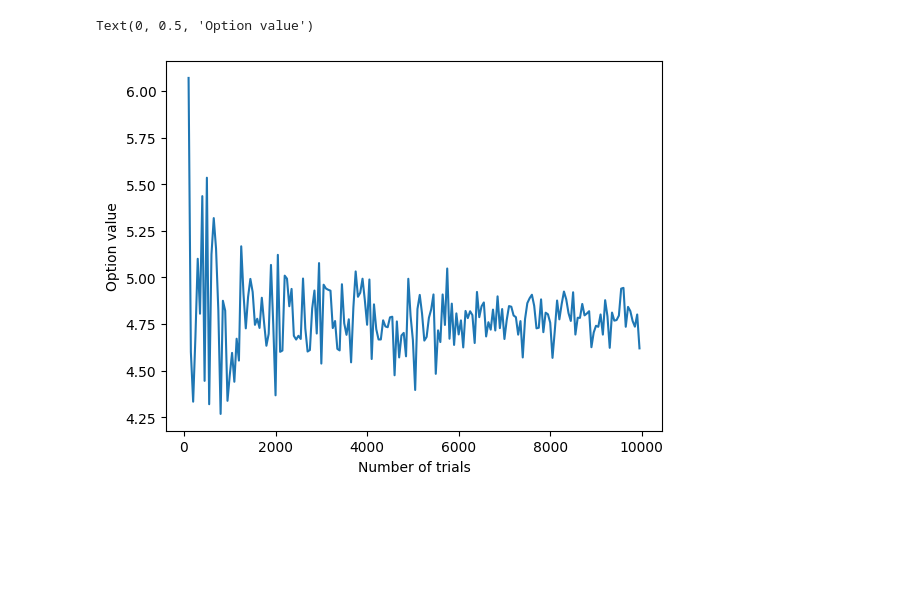
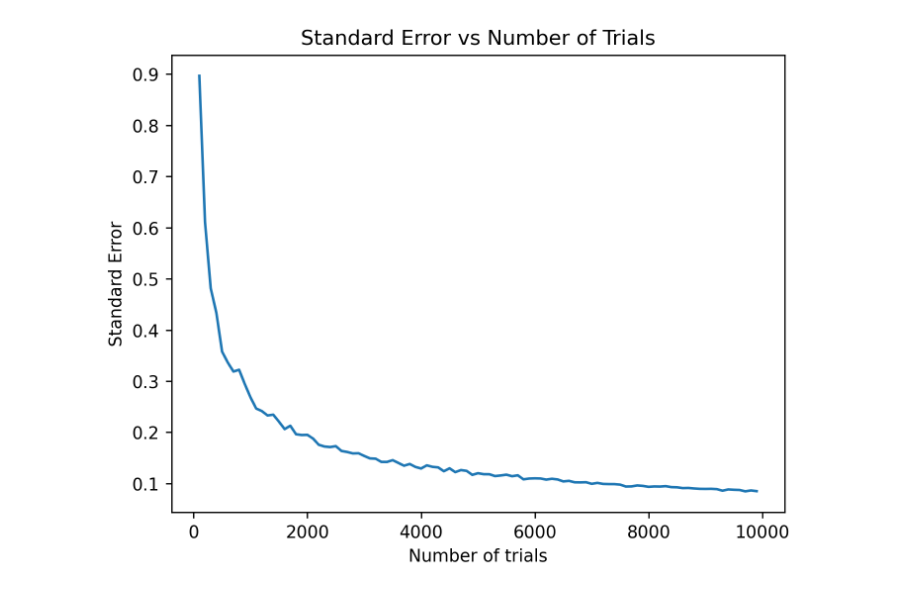
Before and after one commit to NitaiNijholt/ComputationalFinance, a Jupyter notebook: Assignments/Assignment2/Assignment2.ipynb, the cells around one changed output. Drawn from its saved outputs; the diff is of its cells as text; code cells hidden in the pictures; blank space fills up the shorter version.

```diff
--- a/Assignments/Assignment2/Assignment2.ipynb
+++ b/Assignments/Assignment2/Assignment2.ipynb
@@ -18,17 +22,32 @@ K = 99
 r = 0.06
 S0 = 100
 sigma = 0.2
-delta_t = 0.01
+delta_t = 1/252
 N = int(T/delta_t)
+# %%
+def mean_confidence_interval(data):
+        a = data.shape[0]
+        m, sd = np.mean(data), np.std(data)
+        h = 1.96*sd/np.sqrt(a)
+        return m, m - h, m + h
 # %%
-def priceOption(S0, r, delta_t, N, sigma, K, M, option_type = "call"):
-    pay_offs = []
+def priceOption(S0, r, delta_t, N, sigma, K, M, option_type):
+
+    pay_offs = np.zeros(M)
+
     for i in range(M):
         stock_price_N = (euler_Method(S0, r, delta_t, N, sigma))[-1]
         if option_type == "call":
             pay_off  = max(stock_price_N - K, 0)
         else:
             pay_off = max(K - stock_price_N, 0)
-        pay_offs.append(pay_off)
+
+        pay_offs[i] = pay_off
+
+    _, ml, mu = mean_confidence_interval(pay_offs * np.exp(-r*T))
+
     price_option = np.exp(-r*T) * np.mean(pay_offs)
-    return price_option
+
+    std_error = np.std(pay_offs) / np.sqrt(M)
+
+    return price_option, std_error, ml, mu
@@ -35,7 +63,13 @@ def priceOption(S0, r, delta_t, N, sigma, K, M, option_type = "call"):
 # %%
 m = []
 option_values = []
-for M in np.arange(100, 10000, 50):
-    option_value = priceOption(S0, r, delta_t, N, sigma, K, M,"put")
+std_errors = []
+lower = []
+upper = []
+for M in tqdm(np.arange(100, 10000, 100)):
+    option_value, sd_error , ml, mu   = priceOption(S0, r, delta_t, N, sigma, K, M,"put")
     m.append(M)
     option_values.append(option_value)
+    std_errors.append(sd_error)
+    lower.append(ml)
+    upper.append(mu)
@@ -42,7 +98,9 @@ for M in np.arange(100, 10000, 50):
 # %%
-plt.plot(m, option_values)
+plt.figure(dpi=250)
+plt.plot(m, std_errors)
 plt.xlabel("Number of trials")
-plt.ylabel("Option value")
+plt.ylabel("Standard Error")
+plt.title("Standard Error vs Number of Trials")
+plt.show()
 # %% [output]
-Text(0, 0.5, 'Option value')
-[figure, old version]
+[figure, new version]
```
Also changed, not shown: parts of 20 cells of this notebook.
